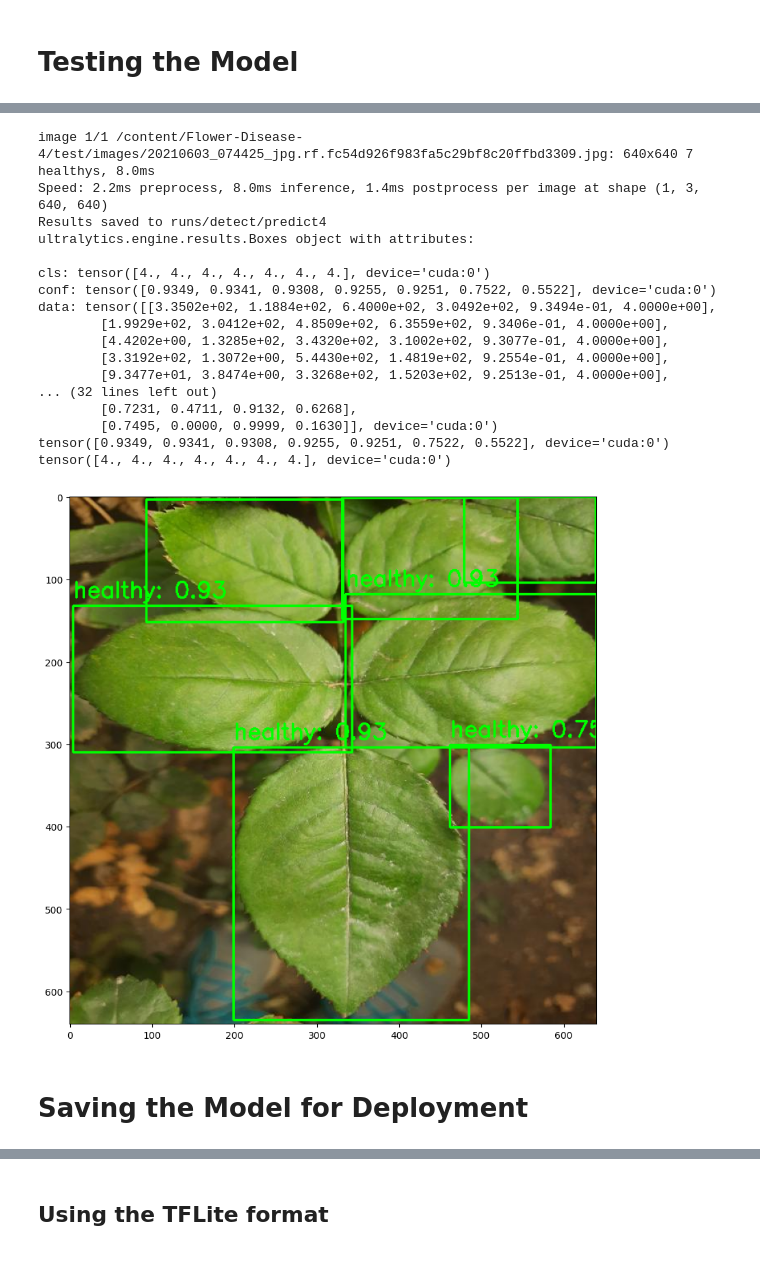
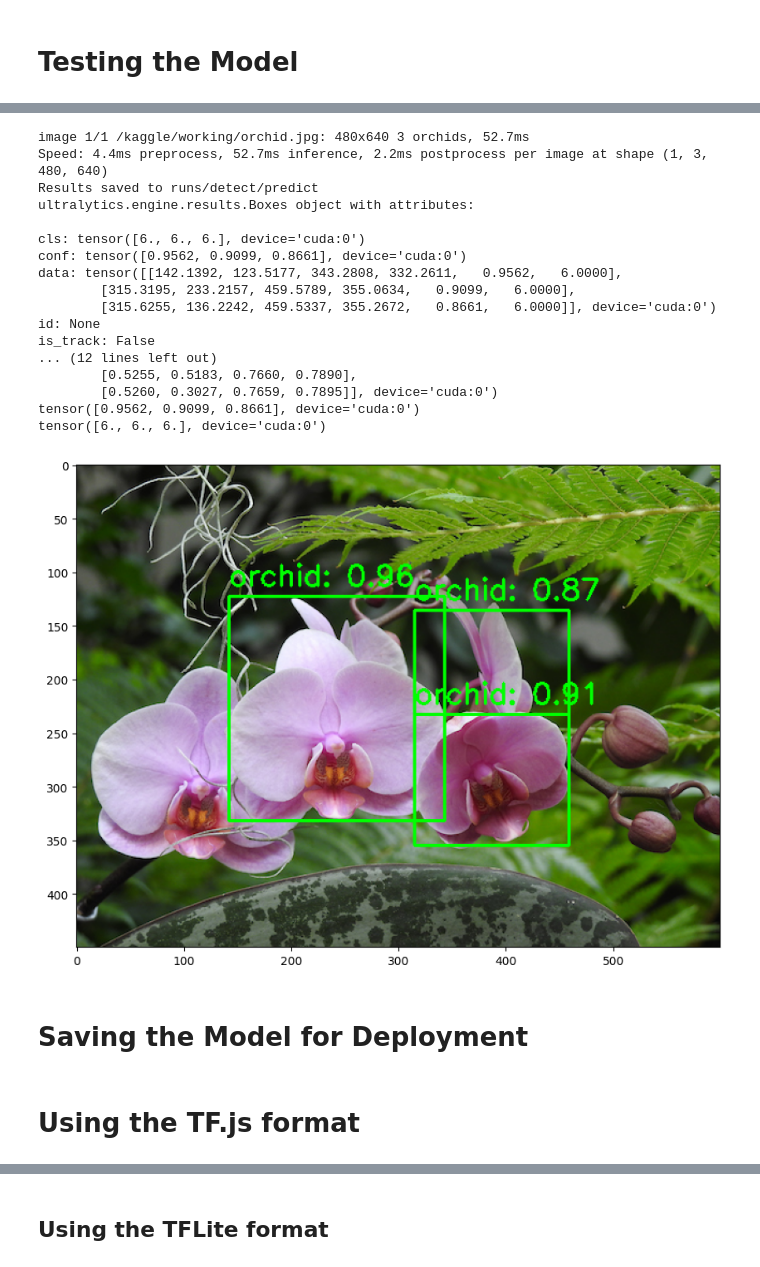
Before and after one commit to FLORYS-App/MachineLearning, a Jupyter notebook: ObjectDetection/ModelML_YOLOv8.ipynb, the cells around one changed output, grey strips where cells are left out. Saved outputs shown, nothing was run; the diff lists cells and outputs as text; code cells hidden in the pictures.

Commit message:
finished model

```diff
--- a/ObjectDetection/ModelML_YOLOv8.ipynb
+++ b/ObjectDetection/ModelML_YOLOv8.ipynb
@@ -193,53 +219,83 @@ Results saved to runs/detect/train3
 # %%
 # Load the trained model. Replace with the actual path to your trained weights.
-model_path = '/content/runs/detect/train/weights/best.pt' # Update with the correct path to your trained weights
+
+model_path = '/kaggle/working/runs/detect/train2/weights/best.pt' # Update with the correct path to your trained weights
+
 model = YOLO(model_path)
 
+
+
 # Testing the Model
-test_path = '/content/Flower-Disease-4/test/images/20210603_074425_jpg.rf.fc54d926f983fa5c29bf8c20ffbd3309.jpg'
+
+test_path = '/kaggle/working/orchid.jpg'
+
 results = model.predict(source=test_path, save=True, conf=0.25)
 
+
+
 # Print the bounding boxes, confidence scores, and class names.
+
 for r in results:
+
     print(r.boxes) # Print bounding box information
+
     print(r.boxes.conf) # Print confidence scores
+
     print(r.boxes.cls) # Print predicted classes
+
+
 
 # Display the image with bounding boxes
 
+
+
 img = cv2.imread(test_path)
+
 img = cv2.cvtColor(img, cv2.COLOR_BGR2RGB) # Convert to RGB format
 
+
+
 for r in results:
+
     for box in r.boxes:
+
         x1, y1, x2, y2 = map(int, box.xyxy[0])
+
         conf = box.conf[0]
+
         cls = int(box.cls[0])
+
         cv2.rectangle(img, (x1, y1), (x2, y2), (0, 255, 0), 2)  # Draw bounding boxes
+
         text = f"{model.names[cls]}: {conf:.2f}"
+
         cv2.putText(img, text, (x1, y1 - 10), cv2.FONT_HERSHEY_SIMPLEX, 0.9, (0, 255, 0), 2)
 
+
+
 plt.figure(figsize=(10, 10))
+
 plt.imshow(img)
+
 plt.show()
 # %% [output]
-image 1/1 /content/Flower-Disease-4/test/images/20210603_074425_jpg.rf.fc54d926f983fa5c29bf8c20ffbd3309.jpg: 640x640 7 healthys, 8.0ms
-Speed: 2.2ms preprocess, 8.0ms inference, 1.4ms postprocess per image at shape (1, 3, 640, 640)
-Results saved to runs/detect/predict4
+image 1/1 /kaggle/working/orchid.jpg: 480x640 3 orchids, 52.7ms
+Speed: 4.4ms preprocess, 52.7ms inference, 2.2ms postprocess per image at shape (1, 3, 480, 640)
+Results saved to runs/detect/predict
 ultralytics.engine.results.Boxes object with attributes:
 
-cls: tensor([4., 4., 4., 4., 4., 4., 4.], device='cuda:0')
-conf: tensor([0.9349, 0.9341, 0.9308, 0.9255, 0.9251, 0.7522, 0.5522], device='cuda:0')
-data: tensor([[3.3502e+02, 1.1884e+02, 6.4000e+02, 3.0492e+02, 9.3494e-01, 4.0000e+00],
-        [1.9929e+02, 3.0412e+02, 4.8509e+02, 6.3559e+02, 9.3406e-01, 4.0000e+00],
-        [4.4202e+00, 1.3285e+02, 3.4320e+02, 3.1002e+02, 9.3077e-01, 4.0000e+00],
-        [3.3192e+02, 1.3072e+00, 5.4430e+02, 1.4819e+02, 9.2554e-01, 4.0000e+00],
-        [9.3477e+01, 3.8474e+00, 3.3268e+02, 1.5203e+02, 9.2513e-01, 4.0000e+00],
-... (32 lines left out)
-        [0.7231, 0.4711, 0.9132, 0.6268],
-        [0.7495, 0.0000, 0.9999, 0.1630]], device='cuda:0')
-tensor([0.9349, 0.9341, 0.9308, 0.9255, 0.9251, 0.7522, 0.5522], device='cuda:0')
-tensor([4., 4., 4., 4., 4., 4., 4.], device='cuda:0')
+cls: tensor([6., 6., 6.], device='cuda:0')
+conf: tensor([0.9562, 0.9099, 0.8661], device='cuda:0')
+data: tensor([[142.1392, 123.5177, 343.2808, 332.2611,   0.9562,   6.0000],
+        [315.3195, 233.2157, 459.5789, 355.0634,   0.9099,   6.0000],
+        [315.6255, 136.2242, 459.5337, 355.2672,   0.8661,   6.0000]], device='cuda:0')
+id: None
+is_track: False
+... (12 lines left out)
+        [0.5255, 0.5183, 0.7660, 0.7890],
+        [0.5260, 0.3027, 0.7659, 0.7895]], device='cuda:0')
+tensor([0.9562, 0.9099, 0.8661], device='cuda:0')
+tensor([6., 6., 6.], device='cuda:0')
-[figure, old version]
+[figure, new version]
 # %% [markdown]
 # Saving the Model for Deployment
@@ -245,0 +304,2 @@ tensor([4., 4., 4., 4., 4., 4., 4.], device='cuda:0')
+# %% [markdown]
+# Using the TF.js format
```
Also changed, not shown: parts of 29 cells of this notebook.
